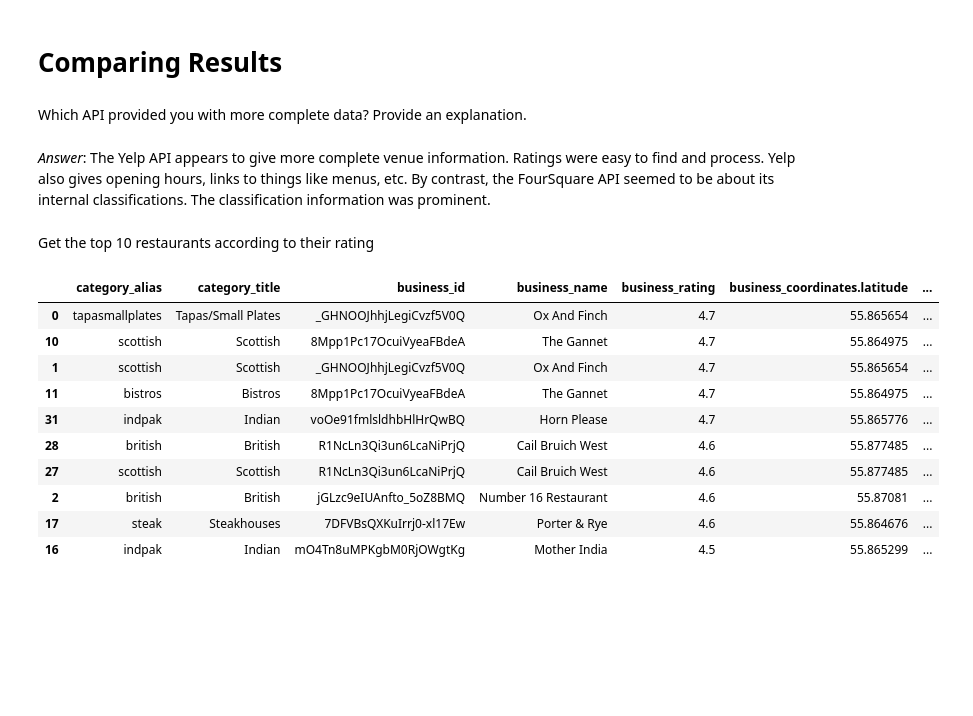
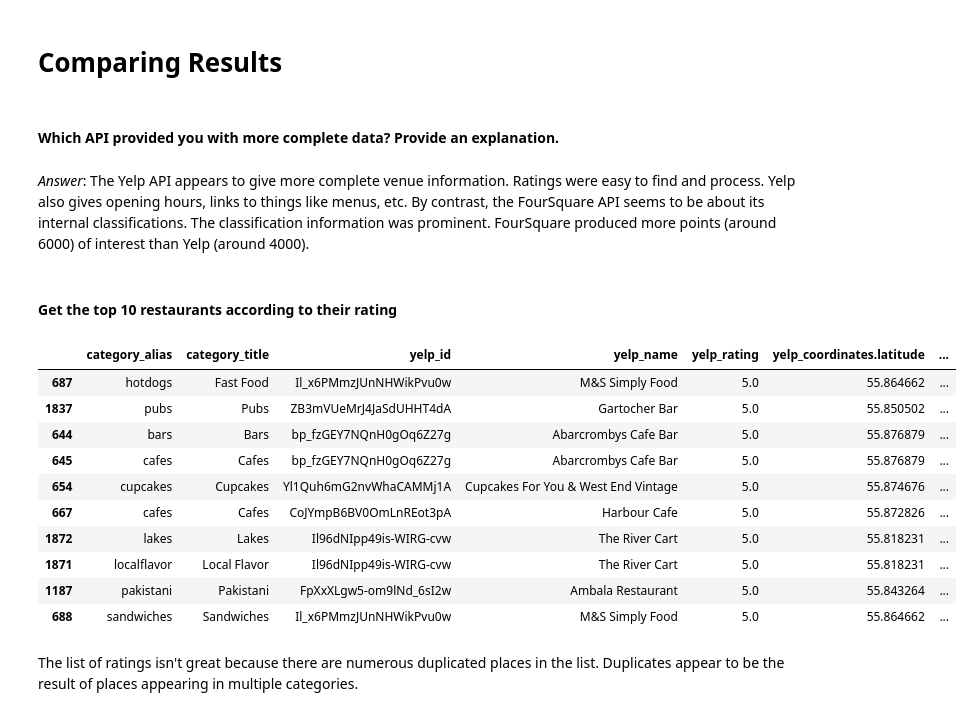
Before and after one commit to wonky-tech/Statistical-Modelling-Project, a Jupyter notebook: notebooks/yelp_foursquare_EDA.ipynb, the cells around one changed output. Saved outputs shown, nothing was run; the diff lists cells and outputs as text; code cells hidden in the pictures; blank space fills up the shorter version.

```diff
--- a/notebooks/yelp_foursquare_EDA.ipynb
+++ b/notebooks/yelp_foursquare_EDA.ipynb
@@ -238,21 +192,3 @@ def get_venues_yelp(latitude, longitude, radius, api_key):
 
     # The function returns the venues for the specified area
     return response.json().get("businesses", [])
-
-
-# Fixed parameters
-YELP_KEY = os.getenv('YELP_KEY')  # get the YELP environment variable from the OS file
-RADIUS = 1000  # meters
-
-# Apply the function row-wise
-city_bikes_df['yelp_venues'] = city_bikes_df.apply(
-    lambda row: get_venues_yelp(
-        latitude=row['latitude'],
-        longitude=row['longitude'],
-        radius=RADIUS,
-        api_key=YELP_KEY
-    ),
-    axis=1  # Apply to each row
-)
-
-city_bikes_df
@@ -308,14 +196,3 @@ city_bikes_df['yelp_venues'][0]
 Parse through the response to get the POI (such as restaurants, bars, etc) details you want (ratings, name, location, etc)
 # %% [markdown]
 Put your parsed results into a DataFrame
-# %%
-# flatten the json returned by the Yelp API and stored in the city_bikes_df dataframe in the column 'yelp_venues'
-yelp_venues_df = pd.json_normalize(
-    city_bikes_df['yelp_venues'][0],
-    record_path="categories",       # Path to expand nested lists
-    meta=["id", "name", "rating",["coordinates","latitude"],["coordinates","longitude"],["location", "address1"], ["location", "city"], "distance"],  # Top-level columns
-    meta_prefix="business_",
-    record_prefix="category_",
-    errors = 'ignore'
-)
-yelp_venues_df
@@ -360,24 +262,26 @@ memory usage: 2.6+ KB
 # %% [markdown]
 # Comparing Results
 # %% [markdown]
-Which API provided you with more complete data? Provide an explanation.
+#### Which API provided you with more complete data? Provide an explanation.
 # %% [markdown]
-*Answer*: The Yelp API appears to give more complete venue information. Ratings were easy to find and process. Yelp also gives opening hours, links to things like menus, etc. By contrast, the FourSquare API seemed to be about its internal classifications. The classification information was prominent.
+*Answer*: The Yelp API appears to give more complete venue information. Ratings were easy to find and process. Yelp also gives opening hours, links to things like menus, etc. By contrast, the FourSquare API seems to be about its internal classifications. The classification information was prominent. FourSquare produced more points (around 6000) of interest than Yelp (around 4000).
 # %% [markdown]
-Get the top 10 restaurants according to their rating
+#### Get the top 10 restaurants according to their rating
 # %%
 # The top-rated venues on Yelp, returned by the city bikes locations
 # (I couldn't find similar ratings in the FourSquare response)
-yelp_venues_df.sort_values(by='business_rating', ascending=False).head(10)
+yelp_df.sort_values(by='yelp_rating', ascending=False).head(10)
 # %% [output]
-|  | category_alias | category_title | business_id | business_name | business_rating | business_coordinates.latitude | ... |
-| 0 | tapasmallplates | Tapas/Small Plates | _GHNOOJhhjLegiCvzf5V0Q | Ox And Finch | 4.7 | 55.865654 | ... |
-| 10 | scottish | Scottish | 8Mpp1Pc17OcuiVyeaFBdeA | The Gannet | 4.7 | 55.864975 | ... |
-| 1 | scottish | Scottish | _GHNOOJhhjLegiCvzf5V0Q | Ox And Finch | 4.7 | 55.865654 | ... |
-| 11 | bistros | Bistros | 8Mpp1Pc17OcuiVyeaFBdeA | The Gannet | 4.7 | 55.864975 | ... |
-| 31 | indpak | Indian | voOe91fmlsldhbHlHrQwBQ | Horn Please | 4.7 | 55.865776 | ... |
-| 28 | british | British | R1NcLn3Qi3un6LcaNiPrjQ | Cail Bruich West | 4.6 | 55.877485 | ... |
-| 27 | scottish | Scottish | R1NcLn3Qi3un6LcaNiPrjQ | Cail Bruich West | 4.6 | 55.877485 | ... |
-| 2 | british | British | jGLzc9eIUAnfto_5oZ8BMQ | Number 16 Restaurant | 4.6 | 55.87081 | ... |
-| 17 | steak | Steakhouses | 7DFVBsQXKuIrrj0-xl17Ew | Porter & Rye | 4.6 | 55.864676 | ... |
-| 16 | indpak | Indian | mO4Tn8uMPKgbM0RjOWgtKg | Mother India | 4.5 | 55.865299 | ... |
+|  | category_alias | category_title | yelp_id | yelp_name | yelp_rating | yelp_coordinates.latitude | ... |
+| 687 | hotdogs | Fast Food | Il_x6PMmzJUnNHWikPvu0w | M&S Simply Food | 5.0 | 55.864662 | ... |
+| 1837 | pubs | Pubs | ZB3mVUeMrJ4JaSdUHHT4dA | Gartocher Bar | 5.0 | 55.850502 | ... |
+| 644 | bars | Bars | bp_fzGEY7NQnH0gOq6Z27g | Abarcrombys Cafe Bar | 5.0 | 55.876879 | ... |
+| 645 | cafes | Cafes | bp_fzGEY7NQnH0gOq6Z27g | Abarcrombys Cafe Bar | 5.0 | 55.876879 | ... |
+| 654 | cupcakes | Cupcakes | Yl1Quh6mG2nvWhaCAMMj1A | Cupcakes For You & West End Vintage | 5.0 | 55.874676 | ... |
+| 667 | cafes | Cafes | CoJYmpB6BV0OmLnREot3pA | Harbour Cafe | 5.0 | 55.872826 | ... |
+| 1872 | lakes | Lakes | Il96dNIpp49is-WIRG-cvw | The River Cart | 5.0 | 55.818231 | ... |
+| 1871 | localflavor | Local Flavor | Il96dNIpp49is-WIRG-cvw | The River Cart | 5.0 | 55.818231 | ... |
+| 1187 | pakistani | Pakistani | FpXxXLgw5-om9lNd_6sI2w | Ambala Restaurant | 5.0 | 55.843264 | ... |
+| 688 | sandwiches | Sandwiches | Il_x6PMmzJUnNHWikPvu0w | M&S Simply Food | 5.0 | 55.864662 | ... |
+# %% [markdown]
+The list of ratings isn't great because there are numerous duplicated places in the list. Duplicates appear to be the result of places appearing in multiple categories.
```
Also changed, not shown: parts of 12 cells of this notebook, 6 other files.
